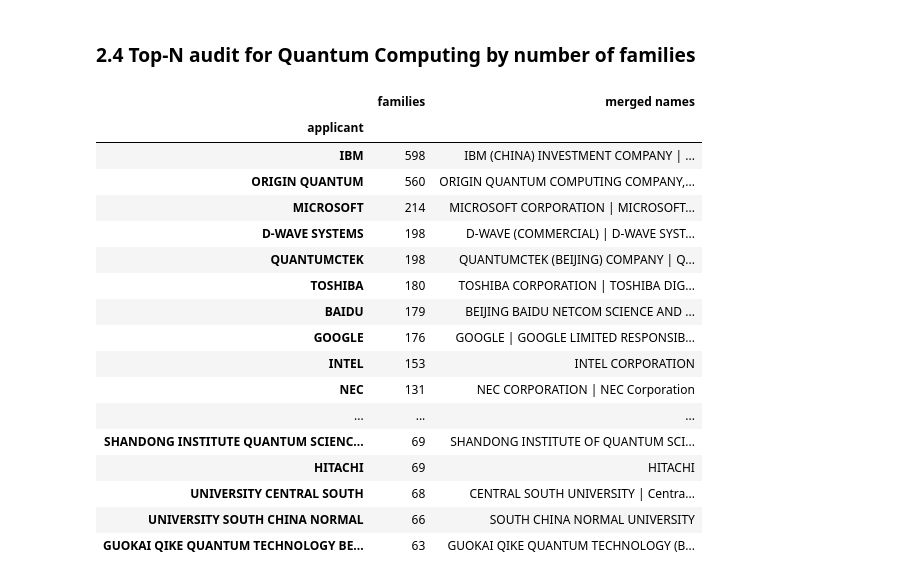
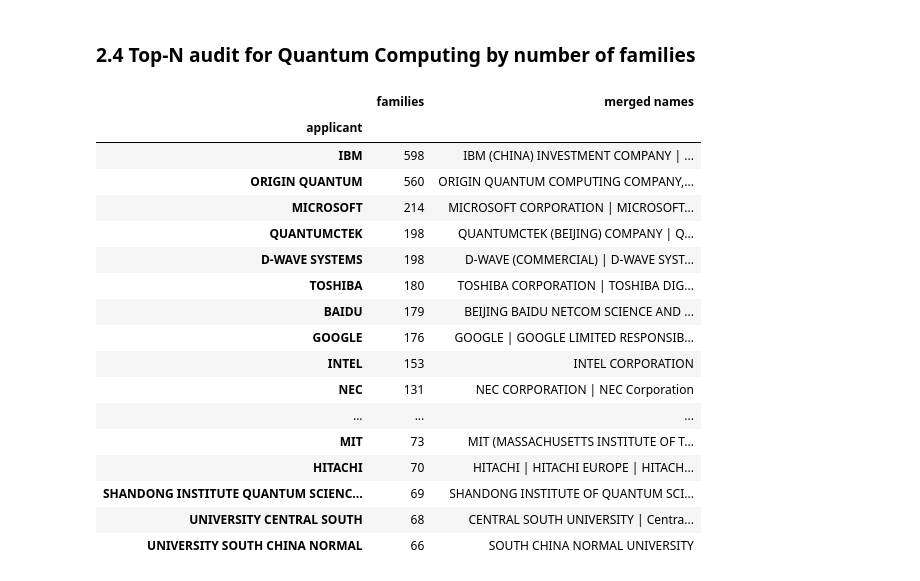
Before and after one commit to letiBri/PW---Quantum-Computing, a Jupyter notebook: notebooks/STEP2_competitive_landscape.ipynb, the cells around one changed output. Saved outputs shown, nothing was run; the diff lists cells and outputs as text; code cells hidden in the pictures.

Commit message:
modify harmonisation

```diff
--- a/notebooks/STEP2_competitive_landscape.ipynb
+++ b/notebooks/STEP2_competitive_landscape.ipynb
@@ -303,6 +351,7 @@ ORG_ALIASES = [
     (r"^IONQ",                                             "IONQ"),
     (r"^INTEL\b",                                          "INTEL"),
     (r"^TOSHIBA\b",                                        "TOSHIBA"),
+    (r"^UNIVERSITY OXFORD\b",                              "UNIVERSITY OXFORD"),
 ]
 
 _ORG = [(re.compile(p), c) for p, c in ORG_ALIASES]
@@ -338,6 +387,7 @@ def my_harmonisation(name, use_aliases=True):
     base = clean_with_cleanco(ascii_upper(name))   # apply method B and then method A
     base = specific_cleaning(base)                 # add specific cleaning
     base = clean_with_dictionary(base)             # apply again method A
+    base = strip_misspelled_legal_forms(base)      #
     if use_aliases:
         for rx, canon in _ORG:
             if rx.search(base):
@@ -368,19 +418,32 @@ def applicant_type(psn_sector, raw_name=""):
     if 2 <= len(words) <= 4: return "individual"      # "HOU XIAOYAN", "ROSE GEORDIE"
     return "unknown"
 
+def build_name_map(raw, use_aliases=True, link=True):
+    "{PATSTAT name: applicant}: A + B + specific cleaning + aliases, then subsidiaries linked to the brand."
+    names = raw.dropna(subset=["psn_name"])
+    names = names[names["psn_name"].str.strip() != ""]
+    base_map = {n: my_harmonisation(n, use_aliases) for n in sorted(names["psn_name"].unique())}
+    if not link:
+        return base_map
+    is_indiv = np.array([applicant_type(s, n) == "individual"
+                         for s, n in zip(names["psn_sector"], names["psn_name"])])
+    indiv = {base_map[n] for n in names.loc[is_indiv, "psn_name"].unique()} # individuals never absorb other names
+    return link_subsidiaries(base_map, skip=indiv)
+
+
 def consolidated_names(psn_names, use_aliases=True):
     "Dictionary {PATSTAT name: consolidated name}."
     return {n: my_harmonisation(n, use_aliases) for n in sorted(set(psn_names))}
 
 
-def prepare_applicants(raw, use_aliases=True):
+def prepare_applicants(raw, use_aliases=True, link=True):
     "From (unit_id, year, person) rows to one row per (unit_id, applicant) with type and country."
     df = raw.copy()
     df = df.dropna(subset=["psn_name"])
     df = df[df["psn_name"].str.strip() != ""]
 
     # 1. consolidated name
-    df["applicant"] = df["psn_name"].map(consolidated_names(df["psn_name"], use_aliases))
+    df["applicant"] = df["psn_name"].map(build_name_map(df, use_aliases, link))
     df = df[df["applicant"].str.strip() != ""]
 
     # 2. type: from psn_sector or from the name, then the most frequent type of each applicant
@@ -443,28 +506,28 @@ Name: count, dtype: int64
 ### 2.4 Top-N audit for Quantum Computing by number of families
 # %%
 # Audit: top applicants by number of families, with the PATSTAT names merged into each one
+name_map = build_name_map(raw_sector)
 top = df_applicants.groupby("applicant")["unit_id"].nunique().sort_values(ascending=False).head(TOP_N)
-variants = (raw_sector.assign(applicant=raw_sector["psn_name"].map(consolidated_names(raw_sector["psn_name"].dropna())))
-            .groupby("applicant")["psn_name"].agg(lambda x: " | ".join(sorted(set(x.dropna())))[:200]))
+variants = (raw_sector.dropna(subset=["psn_name"]).assign(applicant=lambda d: d["psn_name"].map(name_map))
+            .groupby("applicant")["psn_name"].agg(lambda x: " | ".join(sorted(set(x)))[:200]))
 audit = top.rename("families").to_frame().join(variants.rename("merged names"))
-#audit.to_csv(OUTPUT_DIR / "audit_top_applicants.csv")
 audit
 # %% [output]
 |  | families | merged names |
 | applicant |  |  |
 | IBM | 598 | IBM (CHINA) INVESTMENT COMPANY | ... |
 | ORIGIN QUANTUM | 560 | ORIGIN QUANTUM COMPUTING COMPANY,... |
 | MICROSOFT | 214 | MICROSOFT CORPORATION | MICROSOFT... |
+| QUANTUMCTEK | 198 | QUANTUMCTEK (BEIJING) COMPANY | Q... |
 | D-WAVE SYSTEMS | 198 | D-WAVE (COMMERCIAL) | D-WAVE SYST... |
-| QUANTUMCTEK | 198 | QUANTUMCTEK (BEIJING) COMPANY | Q... |
 | TOSHIBA | 180 | TOSHIBA CORPORATION | TOSHIBA DIG... |
 | BAIDU | 179 | BEIJING BAIDU NETCOM SCIENCE AND ... |
 | GOOGLE | 176 | GOOGLE | GOOGLE LIMITED RESPONSIB... |
 | INTEL | 153 | INTEL CORPORATION |
 | NEC | 131 | NEC CORPORATION | NEC Corporation |
 | ... | ... | ... |
+| MIT | 73 | MIT (MASSACHUSETTS INSTITUTE OF T... |
+| HITACHI | 70 | HITACHI | HITACHI EUROPE | HITACH... |
 | SHANDONG INSTITUTE QUANTUM SCIENC... | 69 | SHANDONG INSTITUTE OF QUANTUM SCI... |
-| HITACHI | 69 | HITACHI |
 | UNIVERSITY CENTRAL SOUTH | 68 | CENTRAL SOUTH UNIVERSITY | Centra... |
 | UNIVERSITY SOUTH CHINA NORMAL | 66 | SOUTH CHINA NORMAL UNIVERSITY |
-| GUOKAI QIKE QUANTUM TECHNOLOGY BE... | 63 | GUOKAI QIKE QUANTUM TECHNOLOGY (B... |
```
Also changed, not shown: parts of 16 cells of this notebook, 1 other file.
